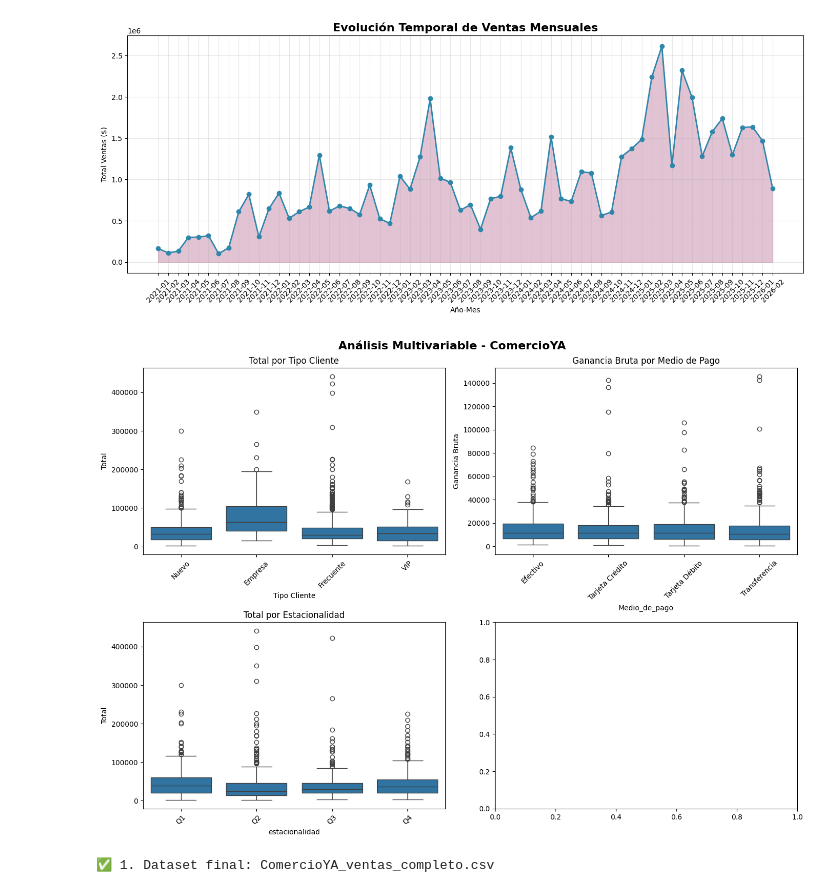
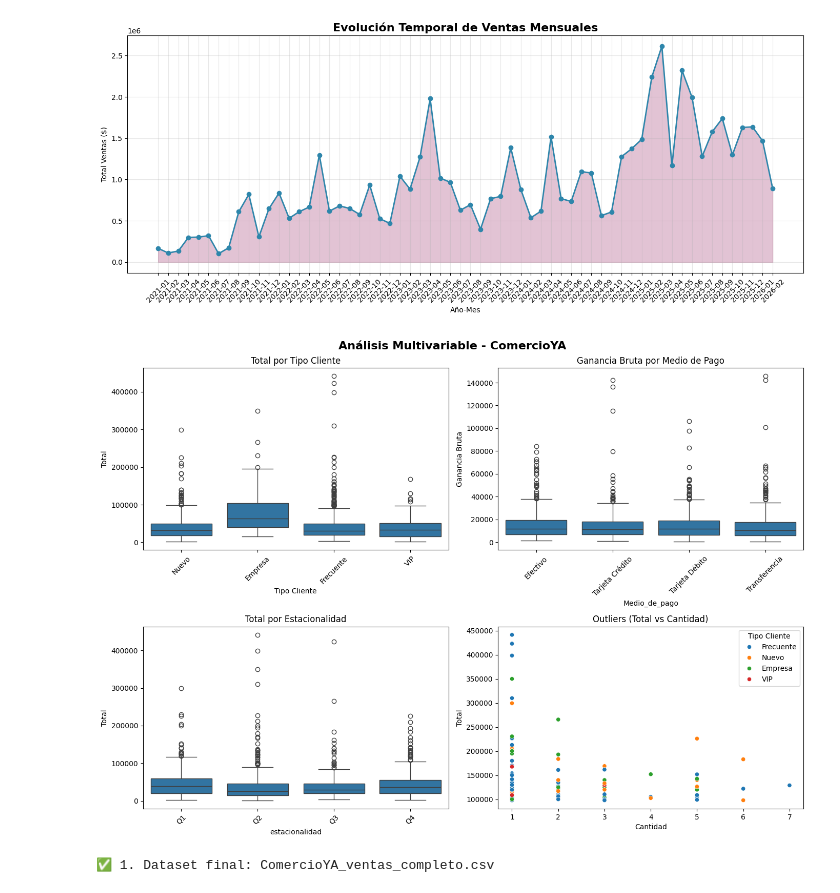
Before and after one commit to luisleonb/Proyecto_M4_EDA, a Jupyter notebook: Proyecto_M4_Luis_Leon.ipynb, the cells around one changed output. Cells and saved outputs as stored; diff of their text form; code cells hidden in the pictures.

```diff
--- a/Proyecto_M4_Luis_Leon.ipynb
+++ b/Proyecto_M4_Luis_Leon.ipynb
@@ -55,9 +56,6 @@ for col in columnas_num:
 #Reemplaza los strings no numericos por -1 para indicar que no existe ese numero de dte
 df['N. DTE'] = pd.to_numeric(df['N. DTE'], errors='coerce').fillna(-1).astype(int)
 
-#Reemplaza los strings no-numéricos por 0
-#df['N. DTE'] = pd.to_numeric(df['N. DTE'], errors='coerce').fillna(0).astype(int)
-#df['Costo venta'] = pd.to_numeric(df['Costo venta'], errors='coerce').fillna(0)
 
 # Rellenar Neto / IVA en base a Total asumiendo IVA 19%
 if "Neto" in df.columns and "IVA" in df.columns:
@@ -77,7 +75,7 @@ df['Medio_de_pago'] = np.random.choice(medios_pago, size=len(df), p=prob)
 def asignar_estado_pago(medio):
     if medio in ["Transferencia"]:
         return np.random.choice(["Pagado", "Pendiente", "Parcial"], p=[0.75, 0.15, 0.10])
-    elif medio in ["Efectivo", "Tarjeta Débito"]:
+    elif medio in ["Tarjeta Crédito", "Tarjeta Débito"]:
         return np.random.choice(["Pagado", "Pendiente"], p=[0.90, 0.10])
     else:
         return np.random.choice(["Pagado", "Pendiente", "Parcial"], p=[0.60, 0.30, 0.10])
@@ -937,32 +953,32 @@ plt.show()
 # %%
 # 2. Subplots comparativos (por canal de venta)
 fig, axes = plt.subplots(2, 2, figsize=(14, 10))
 
 # Total por Tipo Cliente
 sns.boxplot(data=df, x="Tipo Cliente", y="Total", ax=axes[0,0])
 axes[0,0].set_title("Total por Tipo Cliente")
 axes[0,0].tick_params(axis='x', rotation=45)
 
 # Ganancia Bruta por Medio de Pago
 sns.boxplot(data=df, x="Medio_de_pago", y="Ganancia Bruta", ax=axes[0,1])
 axes[0,1].set_title("Ganancia Bruta por Medio de Pago")
 axes[0,1].tick_params(axis='x', rotation=45)
 
 # Total por Estacionalidad
 sns.boxplot(data=df, x="estacionalidad", y="Total", ax=axes[1,0])
 axes[1,0].set_title("Total por Estacionalidad")
 axes[1,0].tick_params(axis='x', rotation=45)
 
 # Outliers destacados
-#outliers = df[df["es_outlier"] == 1]
-#sns.scatterplot(data=outliers, x="Cantidad_items", y="Total", hue="Tipo Cliente", ax=axes[1,1])
-#axes[1,1].set_title("Outliers (Total vs Cantidad)")
+outliers = df[df["es_atipico"] == True]
+sns.scatterplot(data=outliers, x="Cantidad", y="Total", hue="Tipo Cliente", ax=axes[1,1])
+axes[1,1].set_title("Outliers (Total vs Cantidad)")
 
 plt.suptitle("Análisis Multivariable - ComercioYA", fontsize=16, fontweight="bold", y=0.98)
 plt.tight_layout()
 plt.show()
 # %% [output]
-[figure, old version]
+[figure, new version]
 # %%
 # =====================================================================
 # EXPORTACIÓN DE RESULTADOS (Entregables del proyecto)
```
Also changed, not shown: parts of 14 cells of this notebook.
